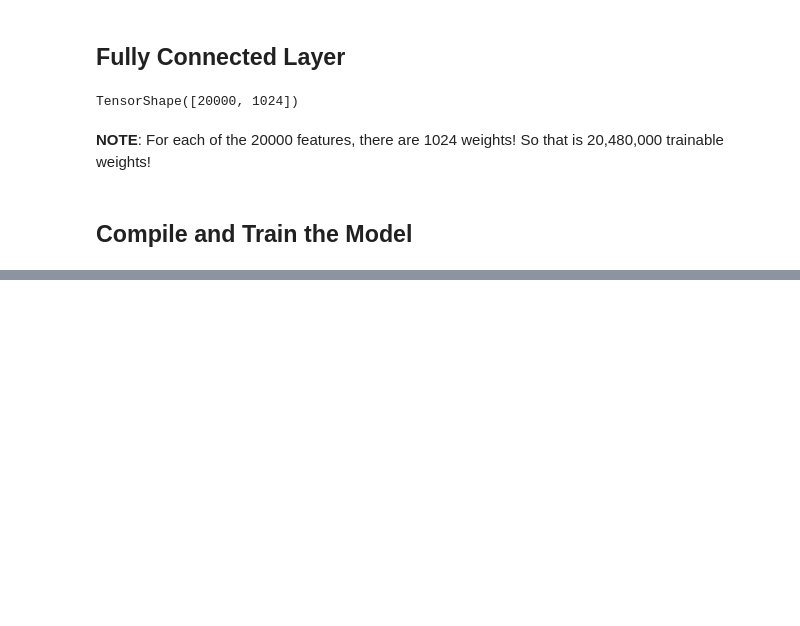
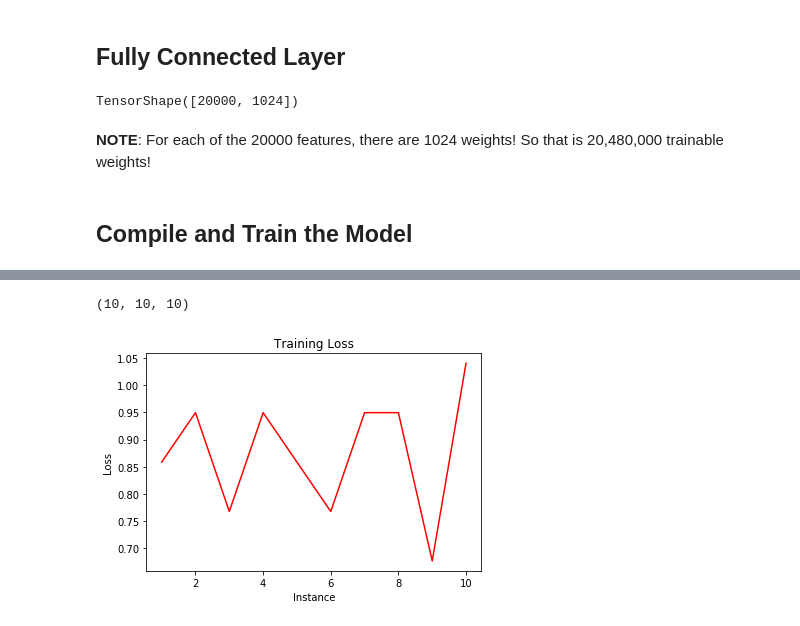
Before and after one commit to bauyrjanj/covid-CT-scans, a Jupyter notebook: CT-SCANS-COVID-DL.ipynb, the cells around one changed output, grey strips where cells are left out. Drawn from its saved outputs; the diff is of its cells as text; code cells hidden in the pictures; blank space fills up the shorter version.

Commit message:
ADDED->model evaluation

```diff
--- a/CT-SCANS-COVID-DL.ipynb
+++ b/CT-SCANS-COVID-DL.ipynb
@@ -201,11 +201,15 @@ train_ds = tf.data.Dataset.from_tensor_slices((X_train, y_train)).shuffle(1024).
 test_ds = tf.data.Dataset.from_tensor_slices((X_test, y_test)).shuffle(1024).batch(batch_size)
 # %%
 import time
+
+training_loss_values=[]
+training_accuracy_values=[]
+test_accuracy_values=[]
 
 start = time.time()
 epochs = 10
 for epoch in range(epochs):
-    print("\nStart of epoch %d" % (epoch,))
+    print("\nStart of epoch %d" % (epoch+1,))
 
 
     # Iterate over the batches of the dataset.
@@ -223,6 +227,7 @@ for epoch in range(epochs):
 
             # Compute the loss value for this minibatch.
             loss_value = loss_fn(y_batch_train, logits)
+
 
         # Use the gradient tape to automatically retrieve
         # the gradients of the trainable variables with respect to the loss.
@@ -246,21 +251,23 @@ for epoch in range(epochs):
          # Display metrics at the end of every 1874 batch
         if step%16==0 and step!=0:
             train_acc = train_acc_metric.result()
-            print("Training acc: %.4f" % (float(train_acc),))
+            print("Training acc (for one batch): %.4f" % (float(train_acc),))
 
-        # Reset training metrics at the end of each epoch
-        train_acc_metric.reset_states()
-
-        # Run a test loop at the end of each epoch.
-        for x_batch_test, y_batch_test in test_ds:
-            predictions = model(x_batch_test)
-            #Update val metrics
-            test_acc_metric.update_state(y_batch_test, predictions)
-
-        if step%16==0 and step!=0:
+    # Run a test loop at the end of each epoch.
+    for step, (x_batch_test, y_batch_test) in enumerate(test_ds):
+        predictions = model(x_batch_test)
+        #Update test metrics
+        test_acc_metric.update_state(y_batch_test, predictions)
+        if step%8==0 and step!=0:
             test_acc = test_acc_metric.result()
             print("Test acc: %.4f" % (float(test_acc),))
-        test_acc_metric.reset_states()
+
+    training_loss_values.append(float(loss_value))
+    training_accuracy_values.append(float(train_acc_metric.result()))
+    test_accuracy_values.append(float(test_acc_metric.result()))
+    # Reset metrics at the end of each epoch
+    train_acc_metric.reset_states()
+    test_acc_metric.reset_states()
 
 print("Time taken: %.2fs" % (time.time() - start))
 # %% [output]
@@ -293,0 +303,12 @@ array([0.52017937])
+# %%
+len(training_loss_values), len(training_accuracy_values), len(test_accuracy_values)
+# %% [output]
+(10, 10, 10)
+# %%
+_ = plt.plot(range(1,len(training_loss_values)+1), np.array(training_loss_values), 'r')
+_ = plt.xlabel("Instance")
+_ = plt.ylabel("Loss")
+_ = plt.title("Training Loss")
+plt.show()
+# %% [output]
+[figure, added]
```
Also changed, not shown: parts of 5 cells of this notebook.
